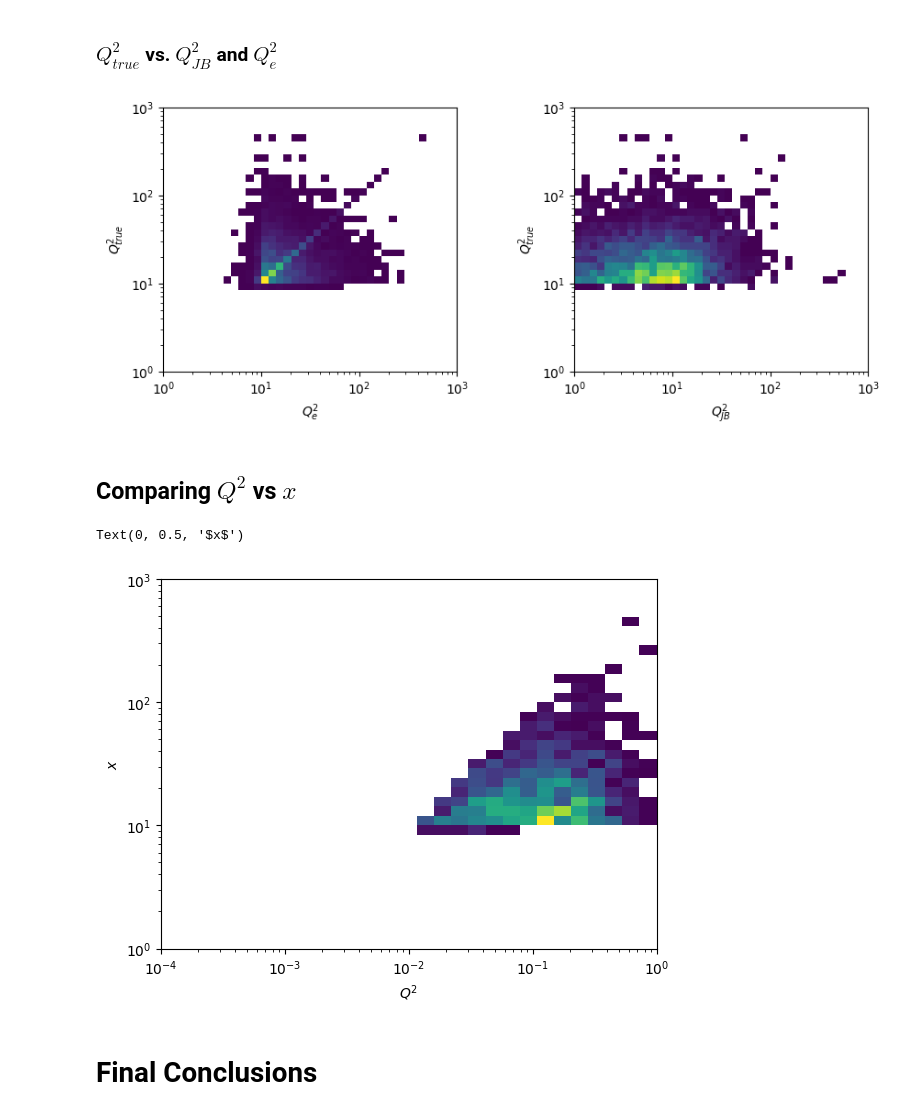
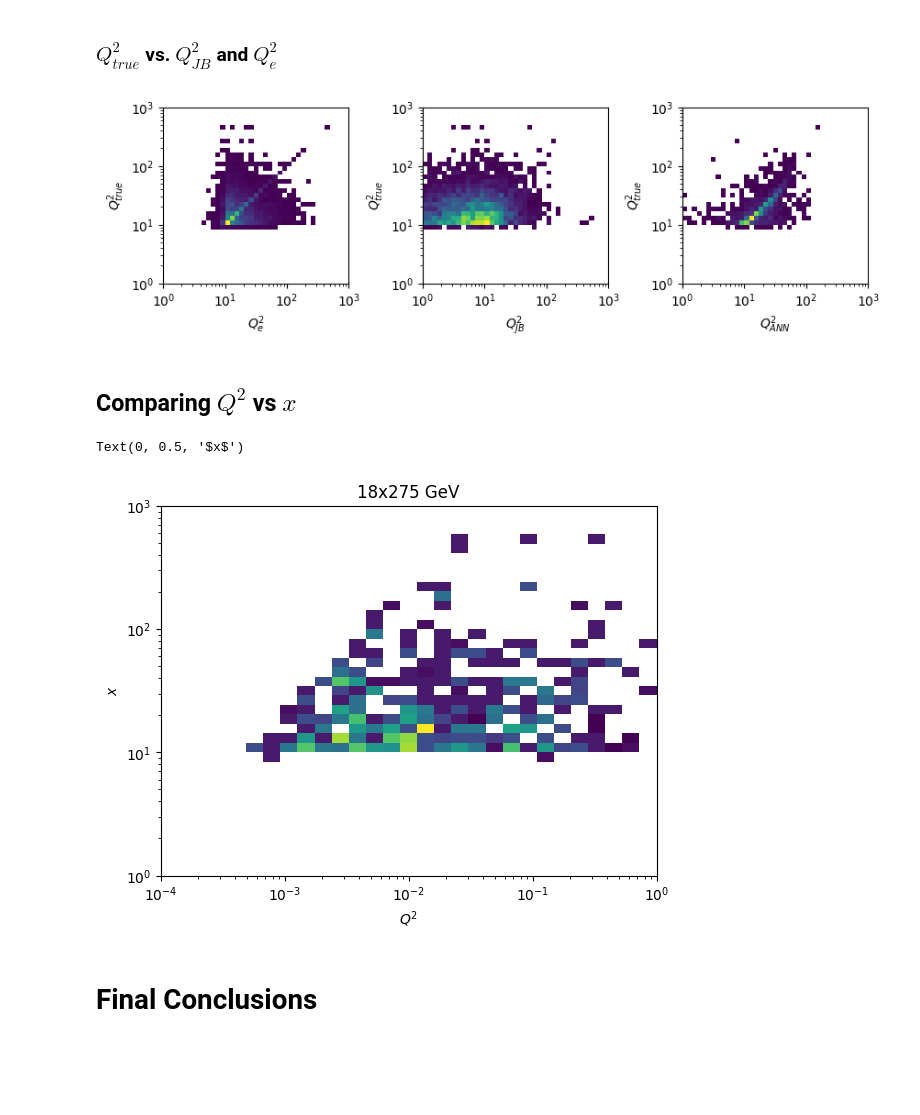
Before and after one commit to holt-rogers/EIC_JLAB_analysis, a Jupyter notebook: tasks/Graphing_xe_vs_xJB(5x41).ipynb, the cells around one changed output. Drawn from its saved outputs; the diff is of its cells as text; code cells hidden in the pictures; blank space fills up the shorter version.

```diff
--- a/tasks/Graphing_xe_vs_xJB(5x41).ipynb
+++ b/tasks/Graphing_xe_vs_xJB(5x41).ipynb
@@ -9,7 +9,7 @@ import awkward as ak
 import matplotlib.pyplot as plt
 # 18X275 or 5x41
 # 1,835  vs 5,110 events
-E, Ep = 5, 41
+E, Ep = 18, 275
 s = 4 * E * Ep
 xe, xjb, xdiff, epz = [], [], [], []
 Q2e, Q2jb = [],[]
@@ -522,37 +522,45 @@ Text(0, 0.5, '$Q^2_{JB}$')
 # %%
 
 Q2_bins = np.logspace(0, 3, 40) # specify exponents of 10
 
 
-fig2, hist2d =  plt.subplots(nrows=1, ncols=2)
+fig2, hist2d =  plt.subplots(nrows=1, ncols=3)
 
 hist2d[0].hist2d(Q2e, Q2true,  bins = [Q2_bins, Q2_bins],cmin = 1)
 hist2d[0].set_xlabel("$Q^2_e$")
 hist2d[0].set_ylabel("$Q^2_{true}$")
 hist2d[0].set_yscale("log")
 hist2d[0].set_xscale("log")
 
 
 hist2d[1].hist2d(Q2jb, Q2true,  bins = [Q2_bins, Q2_bins],cmin = 1)
 hist2d[1].set_xlabel("$Q^2_{JB}$")
 hist2d[1].set_ylabel("$Q^2_{true}$")
 hist2d[1].set_yscale("log")
 hist2d[1].set_xscale("log")
 
-plt.subplots_adjust(left=0.1, bottom=0.3, right=1.3, top=0.9, wspace=0.4, hspace=0.4)
+
+hist2d[2].hist2d(aiOPQ2, aiTrueQ2,  bins = [Q2_bins, Q2_bins],cmin = 1)
+hist2d[2].set_xlabel("$Q^2_{ANN}$")
+hist2d[2].set_ylabel("$Q^2_{true}$")
+hist2d[2].set_yscale("log")
+hist2d[2].set_xscale("log")
+
+plt.subplots_adjust(left=0.1, bottom=0.5, right=1.3, top=0.9, wspace=0.4, hspace=0.4)
 # %% [output]
-[figure, old version]
+[figure, new version]
 # %% [markdown]
 ## Comparing $Q^2$ vs $x$
 # %%
 plt.hist2d(xtrue, Q2true, bins = [x_bins, Q2_bins],cmin = 1)
+plt.title(f"{E}x{Ep} GeV")
 plt.xscale('log')
 plt.yscale('log')
 plt.xlabel('$Q^2$')
 plt.ylabel('$x$')
 # %% [output]
 Text(0, 0.5, '$x$')
-[figure, old version]
+[figure, new version]
 # %% [markdown]
 # Final Conclusions
 # %%
```
Also changed, not shown: parts of 6 cells of this notebook, 7 other files.
